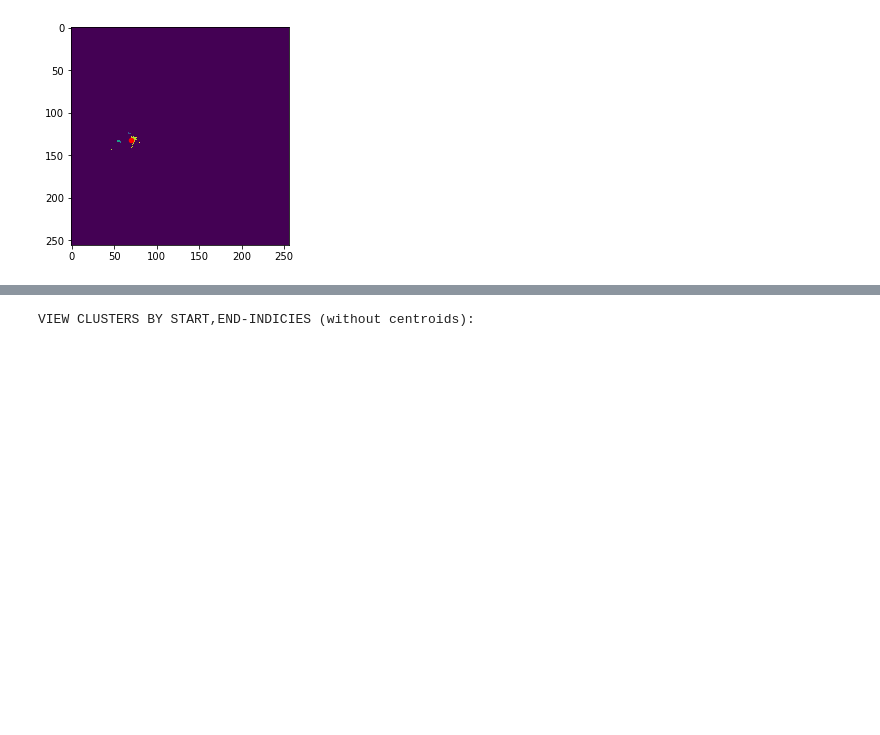
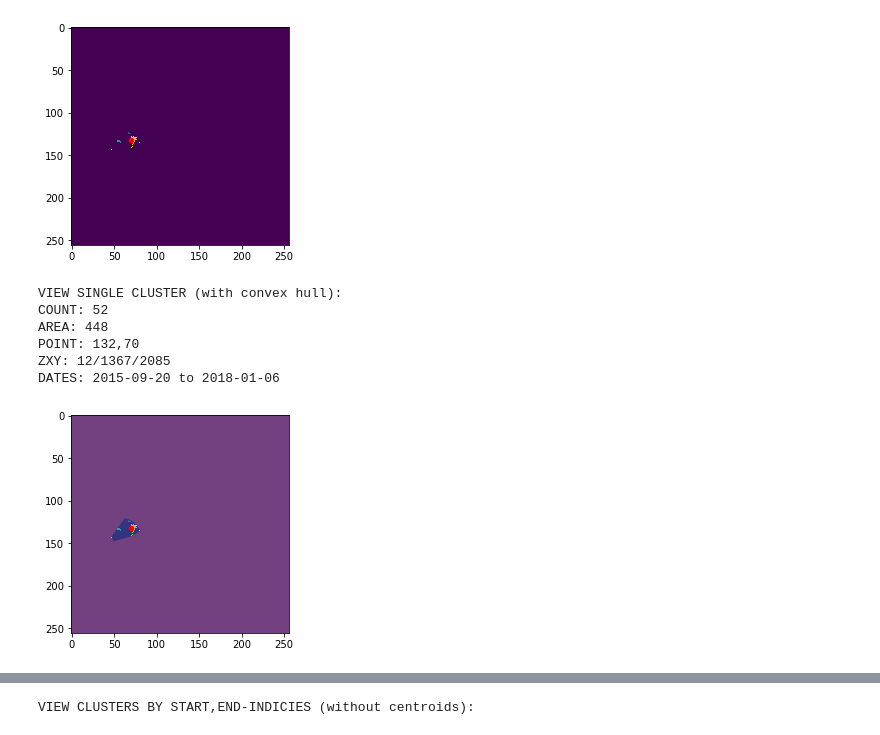
Before and after one commit to neerjad/glad_clusters, a Jupyter notebook: nb_archive/ClusterServiceViewer.ipynb, the cells around one changed output, grey strips where cells are left out. Cells and saved outputs as stored; diff of their text form; code cells hidden in the pictures; blank space fills up the shorter version.

```diff
--- a/nb_archive/ClusterServiceViewer.ipynb
+++ b/nb_archive/ClusterServiceViewer.ipynb
@@ -161,6 +174,17 @@ POINT: 132,70
 ZXY: 12/1367/2085
 DATES: 2015-09-20 to 2018-01-06
 [figure]
+# %%
+print("VIEW SINGLE CLUSTER (with convex hull):")
+view.cluster(158,convex_hull=True)
+# %% [output]
+VIEW SINGLE CLUSTER (with convex hull):
+COUNT: 52
+AREA: 448
+POINT: 132,70
+ZXY: 12/1367/2085
+DATES: 2015-09-20 to 2018-01-06
+[figure, added]
 # %%
 print("VIEW SINGLE CLUSTER (without centriods):")
 view.cluster(123,centroids=False)
```
Also changed, not shown: parts of 14 cells of this notebook, 3 other files.
